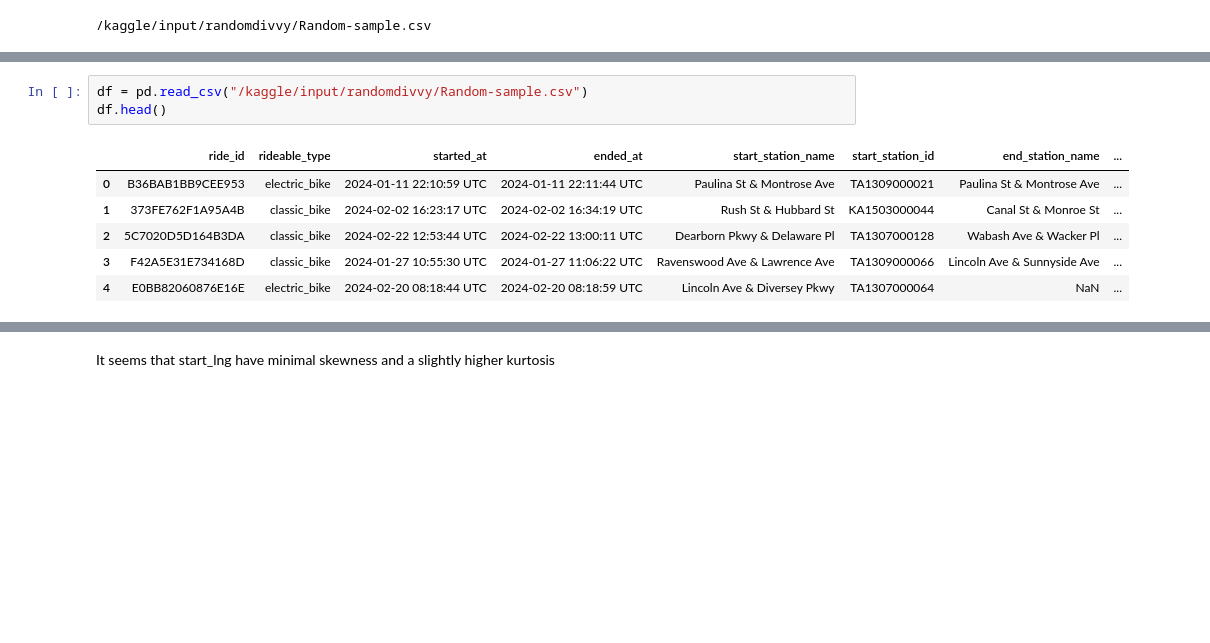
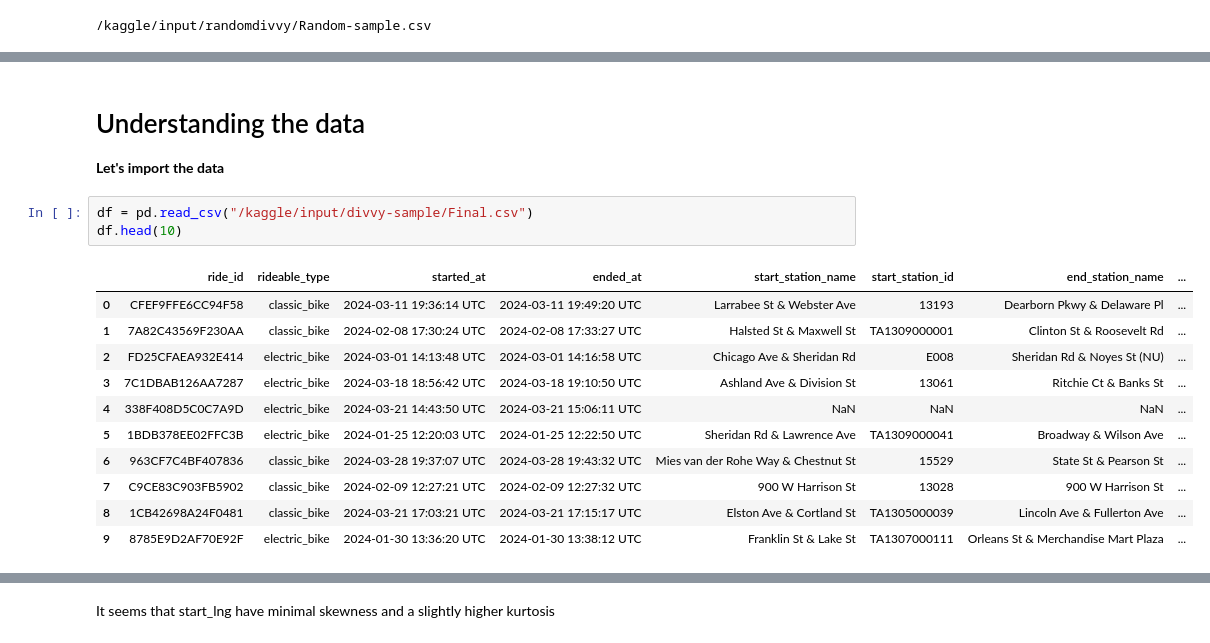
Before and after one commit to ndminh2003/Divvy_Bike_Case_Study_Analysis, a Jupyter notebook: divvy-casestudy.ipynb, the cells around one changed output, grey strips where cells are left out. Drawn from its saved outputs; the diff is of its cells as text; blank space fills up the shorter version.

Commit message:
Kaggle Notebook | Divvy_CaseStudy | Version 3

```diff
--- a/divvy-casestudy.ipynb
+++ b/divvy-casestudy.ipynb
@@ -24,10 +30,18 @@ In this notebook, i will do some univariate analysis on latitude and longitude v
+# %% [markdown]
+# Understanding the data
+**Let's import the data**
 # %%
-df = pd.read_csv("/kaggle/input/randomdivvy/Random-sample.csv")
-df.head()
+df = pd.read_csv("/kaggle/input/divvy-sample/Final.csv")
+df.head(10)
 # %% [output]
 |  | ride_id | rideable_type | started_at | ended_at | start_station_name | start_station_id | end_station_name | ... |
-| 0 | B36BAB1BB9CEE953 | electric_bike | 2024-01-11 22:10:59 UTC | 2024-01-11 22:11:44 UTC | Paulina St & Montrose Ave | TA1309000021 | Paulina St & Montrose Ave | ... |
-| 1 | 373FE762F1A95A4B | classic_bike | 2024-02-02 16:23:17 UTC | 2024-02-02 16:34:19 UTC | Rush St & Hubbard St | KA1503000044 | Canal St & Monroe St | ... |
-| 2 | 5C7020D5D164B3DA | classic_bike | 2024-02-22 12:53:44 UTC | 2024-02-22 13:00:11 UTC | Dearborn Pkwy & Delaware Pl | TA1307000128 | Wabash Ave & Wacker Pl | ... |
-| 3 | F42A5E31E734168D | classic_bike | 2024-01-27 10:55:30 UTC | 2024-01-27 11:06:22 UTC | Ravenswood Ave & Lawrence Ave | TA1309000066 | Lincoln Ave & Sunnyside Ave | ... |
-| 4 | E0BB82060876E16E | electric_bike | 2024-02-20 08:18:44 UTC | 2024-02-20 08:18:59 UTC | Lincoln Ave & Diversey Pkwy | TA1307000064 | NaN | ... |
+| 0 | CFEF9FFE6CC94F58 | classic_bike | 2024-03-11 19:36:14 UTC | 2024-03-11 19:49:20 UTC | Larrabee St & Webster Ave | 13193 | Dearborn Pkwy & Delaware Pl | ... |
+| 1 | 7A82C43569F230AA | classic_bike | 2024-02-08 17:30:24 UTC | 2024-02-08 17:33:27 UTC | Halsted St & Maxwell St | TA1309000001 | Clinton St & Roosevelt Rd | ... |
+| 2 | FD25CFAEA932E414 | electric_bike | 2024-03-01 14:13:48 UTC | 2024-03-01 14:16:58 UTC | Chicago Ave & Sheridan Rd | E008 | Sheridan Rd & Noyes St (NU) | ... |
+| 3 | 7C1DBAB126AA7287 | electric_bike | 2024-03-18 18:56:42 UTC | 2024-03-18 19:10:50 UTC | Ashland Ave & Division St | 13061 | Ritchie Ct & Banks St | ... |
+| 4 | 338F408D5C0C7A9D | electric_bike | 2024-03-21 14:43:50 UTC | 2024-03-21 15:06:11 UTC | NaN | NaN | NaN | ... |
+| 5 | 1BDB378EE02FFC3B | electric_bike | 2024-01-25 12:20:03 UTC | 2024-01-25 12:22:50 UTC | Sheridan Rd & Lawrence Ave | TA1309000041 | Broadway & Wilson Ave | ... |
+| 6 | 963CF7C4BF407836 | classic_bike | 2024-03-28 19:37:07 UTC | 2024-03-28 19:43:32 UTC | Mies van der Rohe Way & Chestnut St | 15529 | State St & Pearson St | ... |
+| 7 | C9CE83C903FB5902 | classic_bike | 2024-02-09 12:27:21 UTC | 2024-02-09 12:27:32 UTC | 900 W Harrison St | 13028 | 900 W Harrison St | ... |
+| 8 | 1CB42698A24F0481 | classic_bike | 2024-03-21 17:03:21 UTC | 2024-03-21 17:15:17 UTC | Elston Ave & Cortland St | TA1305000039 | Lincoln Ave & Fullerton Ave | ... |
+| 9 | 8785E9D2AF70E92F | electric_bike | 2024-01-30 13:36:20 UTC | 2024-01-30 13:38:12 UTC | Franklin St & Lake St | TA1307000111 | Orleans St & Merchandise Mart Plaza | ... |
```
Also changed, not shown: parts of 44 cells of this notebook.
